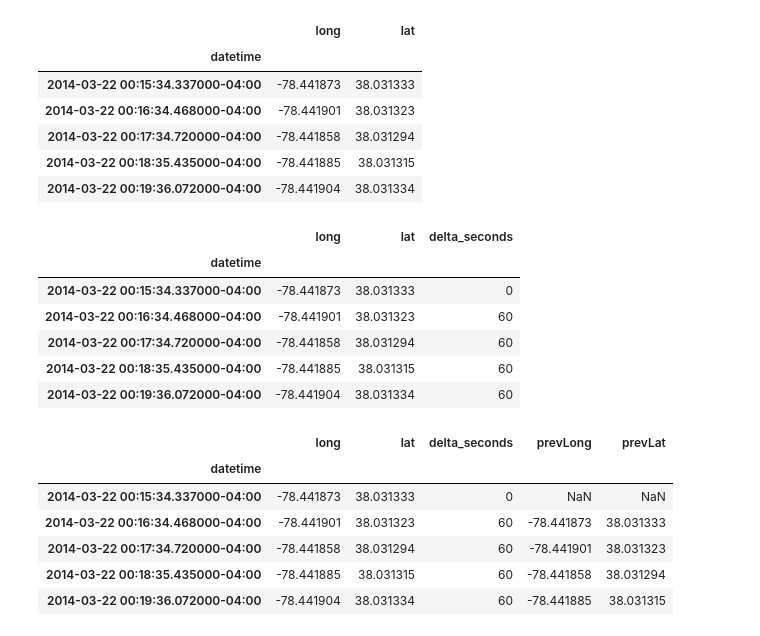
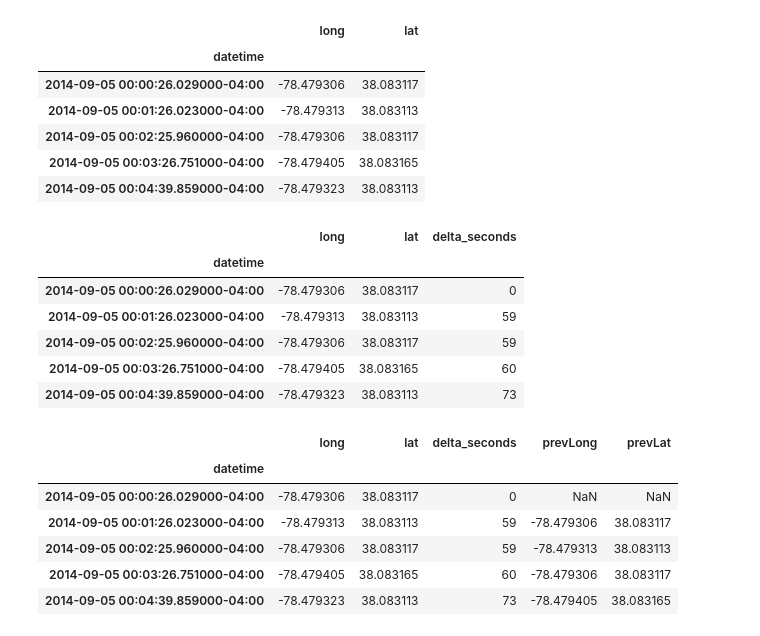
Before and after one commit to showandtellinar/TravelVsWeather, a Jupyter notebook: LocationAndWeather.ipynb, the cells around one changed output. Cells and saved outputs as stored; diff of their text form; code cells hidden in the pictures.

```diff
--- a/LocationAndWeather.ipynb
+++ b/LocationAndWeather.ipynb
@@ -8,18 +8,19 @@ from collections import namedtuple
 # %%
 #df = pd.read_csv("c:\\users\\danny\\google drive\\msds\\data hacking\\brady_location.csv")
 #df = pd.read_csv("c:\\users\\danny.brady\\desktop\\brady_location.csv")
-df = pd.read_csv("/users/danny/google drive/msds/data hacking/brady_location.csv")
+#df = pd.read_csv("/users/danny/google drive/msds/data hacking/brady_location.csv")
+df = pd.read_csv("/users/danny/desktop/today.csv")
 df.datetime = df.datetime.apply(lambda dt: dateutil.parser.parse(dt).astimezone(dateutil.tz.tzlocal()))
 df.set_index("datetime", inplace=True)
 df.head()
 # %% [output]
 |  | long | lat |
 | datetime |  |  |
-| 2014-03-22 00:15:34.337000-04:00 | -78.441873 | 38.031333 |
-| 2014-03-22 00:16:34.468000-04:00 | -78.441901 | 38.031323 |
-| 2014-03-22 00:17:34.720000-04:00 | -78.441858 | 38.031294 |
-| 2014-03-22 00:18:35.435000-04:00 | -78.441885 | 38.031315 |
-| 2014-03-22 00:19:36.072000-04:00 | -78.441904 | 38.031334 |
+| 2014-09-05 00:00:26.029000-04:00 | -78.479306 | 38.083117 |
+| 2014-09-05 00:01:26.023000-04:00 | -78.479313 | 38.083113 |
+| 2014-09-05 00:02:25.960000-04:00 | -78.479306 | 38.083117 |
+| 2014-09-05 00:03:26.751000-04:00 | -78.479405 | 38.083165 |
+| 2014-09-05 00:04:39.859000-04:00 | -78.479323 | 38.083113 |
 # %%
 def haversine(lon1, lat1, lon2, lat2):
     """
@@ -46,11 +47,11 @@ df.head()
 # %% [output]
 |  | long | lat | delta_seconds |
 | datetime |  |  |  |
-| 2014-03-22 00:15:34.337000-04:00 | -78.441873 | 38.031333 | 0 |
-| 2014-03-22 00:16:34.468000-04:00 | -78.441901 | 38.031323 | 60 |
-| 2014-03-22 00:17:34.720000-04:00 | -78.441858 | 38.031294 | 60 |
-| 2014-03-22 00:18:35.435000-04:00 | -78.441885 | 38.031315 | 60 |
-| 2014-03-22 00:19:36.072000-04:00 | -78.441904 | 38.031334 | 60 |
+| 2014-09-05 00:00:26.029000-04:00 | -78.479306 | 38.083117 | 0 |
+| 2014-09-05 00:01:26.023000-04:00 | -78.479313 | 38.083113 | 59 |
+| 2014-09-05 00:02:25.960000-04:00 | -78.479306 | 38.083117 | 59 |
+| 2014-09-05 00:03:26.751000-04:00 | -78.479405 | 38.083165 | 60 |
+| 2014-09-05 00:04:39.859000-04:00 | -78.479323 | 38.083113 | 73 |
 # %%
 df['prevLong'] = (df['long'].shift())
 df['prevLat'] = (df['lat'].shift())
@@ -58,11 +59,11 @@ df.head()
 # %% [output]
 |  | long | lat | delta_seconds | prevLong | prevLat |
 | datetime |  |  |  |  |  |
-| 2014-03-22 00:15:34.337000-04:00 | -78.441873 | 38.031333 | 0 | NaN | NaN |
-| 2014-03-22 00:16:34.468000-04:00 | -78.441901 | 38.031323 | 60 | -78.441873 | 38.031333 |
-| 2014-03-22 00:17:34.720000-04:00 | -78.441858 | 38.031294 | 60 | -78.441901 | 38.031323 |
-| 2014-03-22 00:18:35.435000-04:00 | -78.441885 | 38.031315 | 60 | -78.441858 | 38.031294 |
-| 2014-03-22 00:19:36.072000-04:00 | -78.441904 | 38.031334 | 60 | -78.441885 | 38.031315 |
+| 2014-09-05 00:00:26.029000-04:00 | -78.479306 | 38.083117 | 0 | NaN | NaN |
+| 2014-09-05 00:01:26.023000-04:00 | -78.479313 | 38.083113 | 59 | -78.479306 | 38.083117 |
+| 2014-09-05 00:02:25.960000-04:00 | -78.479306 | 38.083117 | 59 | -78.479313 | 38.083113 |
+| 2014-09-05 00:03:26.751000-04:00 | -78.479405 | 38.083165 | 60 | -78.479306 | 38.083117 |
+| 2014-09-05 00:04:39.859000-04:00 | -78.479323 | 38.083113 | 73 | -78.479405 | 38.083165 |
 # %%
 df = df.dropna()
 df['distance_meters'] = df.apply(lambda r: haversine(r.long, r.lat, r.prevLong, r.prevLat), 1)
```
Also changed, not shown: parts of 7 cells of this notebook, 1 other file.
